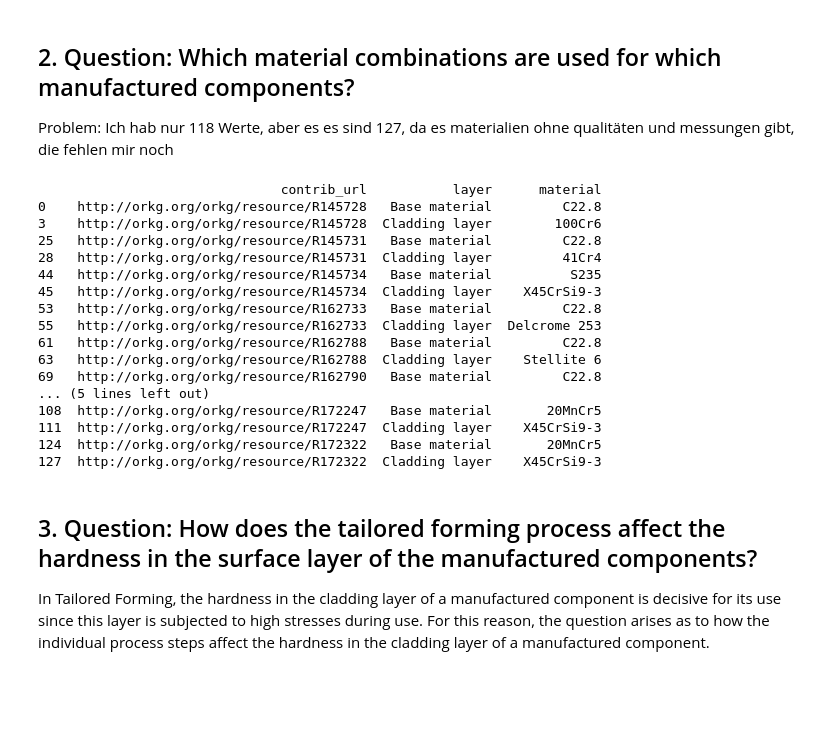
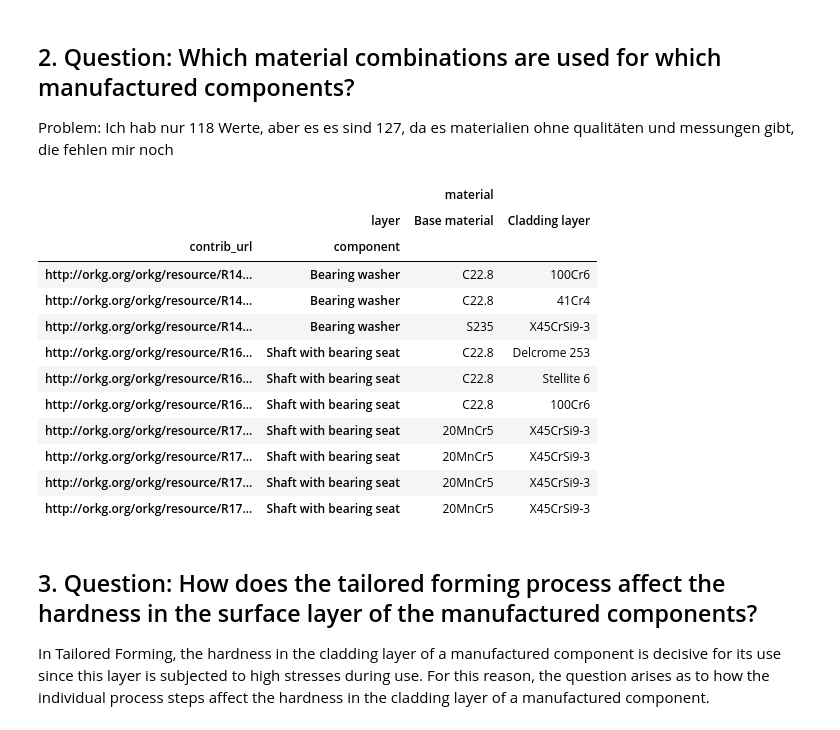
Before and after one commit to okarras/Jupyter-Notebooks, a Jupyter notebook: TailoredFormingAnalysis/tf_orkg.ipynb, the cells around one changed output. Cells and saved outputs as stored; diff of their text form; code cells hidden in the pictures; blank space fills up the shorter version.

```diff
--- a/TailoredFormingAnalysis/tf_orkg.ipynb
+++ b/TailoredFormingAnalysis/tf_orkg.ipynb
@@ -140,35 +140,23 @@ plt.show
 # %% [markdown]
 ## 2. Question: Which material combinations are used for which manufactured components?
 Problem: Ich hab nur 118 Werte, aber es es sind 127, da es materialien ohne qualitäten und messungen gibt, die fehlen mir noch
-# %%
-material_data = tf_data.loc[:,['contrib_url','layer', 'material']].drop_duplicates()
-grouped_material = material_data.groupby('contrib_url')
-
-for name, group in grouped_material:
-    if (group['unit'][:1].item() != 'Gigapascal') :
-        ax1.plot(group['step_number'], group['calc_value'], marker='o', linewidth=2.5, label=name+', ['+group['unit'][:1].item()+']')
-    else:
-        ax2.plot(group['step_number'], group['calc_value'], marker='o', linewidth=2.5, label=name+', ['+group['unit'][:1].item()+']')
-
-print(grouped_material.head(25))
-# %% [output]
-                               contrib_url           layer      material
-0    http://orkg.org/orkg/resource/R145728   Base material         C22.8
-3    http://orkg.org/orkg/resource/R145728  Cladding layer        100Cr6
-25   http://orkg.org/orkg/resource/R145731   Base material         C22.8
-28   http://orkg.org/orkg/resource/R145731  Cladding layer         41Cr4
-44   http://orkg.org/orkg/resource/R145734   Base material          S235
-45   http://orkg.org/orkg/resource/R145734  Cladding layer    X45CrSi9-3
-53   http://orkg.org/orkg/resource/R162733   Base material         C22.8
-55   http://orkg.org/orkg/resource/R162733  Cladding layer  Delcrome 253
-61   http://orkg.org/orkg/resource/R162788   Base material         C22.8
-63   http://orkg.org/orkg/resource/R162788  Cladding layer    Stellite 6
-69   http://orkg.org/orkg/resource/R162790   Base material         C22.8
-... (5 lines left out)
-108  http://orkg.org/orkg/resource/R172247   Base material       20MnCr5
-111  http://orkg.org/orkg/resource/R172247  Cladding layer    X45CrSi9-3
-124  http://orkg.org/orkg/resource/R172322   Base material       20MnCr5
-127  http://orkg.org/orkg/resource/R172322  Cladding layer    X45CrSi9-3
+# %%
+material_data = tf_data.loc[:,['contrib_url','layer', 'material', 'component']].drop_duplicates()
+material_data.pivot(index=['contrib_url', 'component'], columns='layer')
+# %% [output]
+|  |  | material |  |
+|  | layer | Base material | Cladding layer |
+| contrib_url | component |  |  |
+| http://orkg.org/orkg/resource/R14... | Bearing washer | C22.8 | 100Cr6 |
+| http://orkg.org/orkg/resource/R14... | Bearing washer | C22.8 | 41Cr4 |
+| http://orkg.org/orkg/resource/R14... | Bearing washer | S235 | X45CrSi9-3 |
+| http://orkg.org/orkg/resource/R16... | Shaft with bearing seat | C22.8 | Delcrome 253 |
+| http://orkg.org/orkg/resource/R16... | Shaft with bearing seat | C22.8 | Stellite 6 |
+| http://orkg.org/orkg/resource/R16... | Shaft with bearing seat | C22.8 | 100Cr6 |
+| http://orkg.org/orkg/resource/R17... | Shaft with bearing seat | 20MnCr5 | X45CrSi9-3 |
+| http://orkg.org/orkg/resource/R17... | Shaft with bearing seat | 20MnCr5 | X45CrSi9-3 |
+| http://orkg.org/orkg/resource/R17... | Shaft with bearing seat | 20MnCr5 | X45CrSi9-3 |
+| http://orkg.org/orkg/resource/R17... | Shaft with bearing seat | 20MnCr5 | X45CrSi9-3 |
 # %% [markdown]
 ## 3. Question: How does the tailored forming process affect the hardness in the surface layer of the manufactured components?
 In Tailored Forming, the hardness in the cladding layer of a manufactured component is decisive for its use since this layer is subjected to high stresses during use. For this reason, the question arises as to how the individual process steps affect the hardness in the cladding layer of a manufactured component.
```
Also changed, not shown: parts of 2 cells of this notebook.
